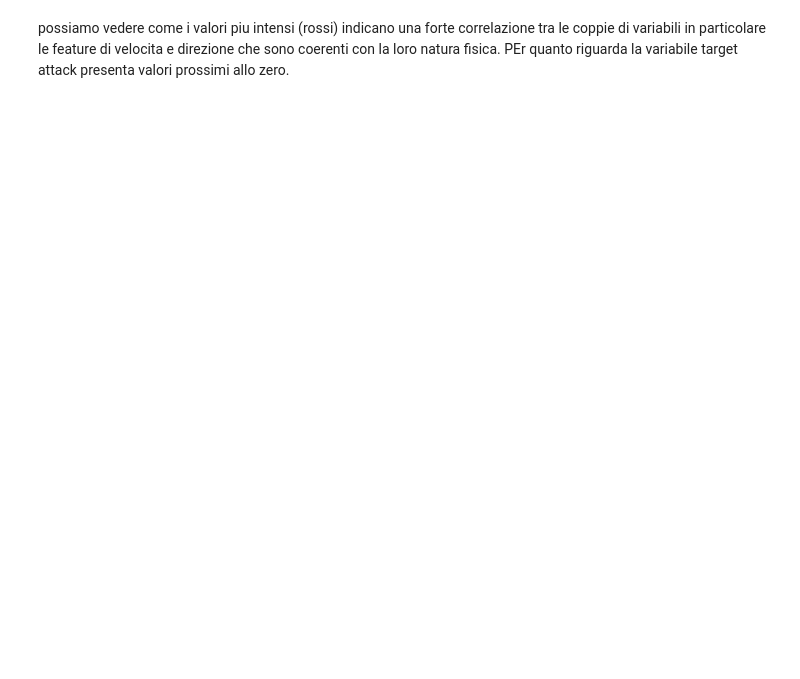
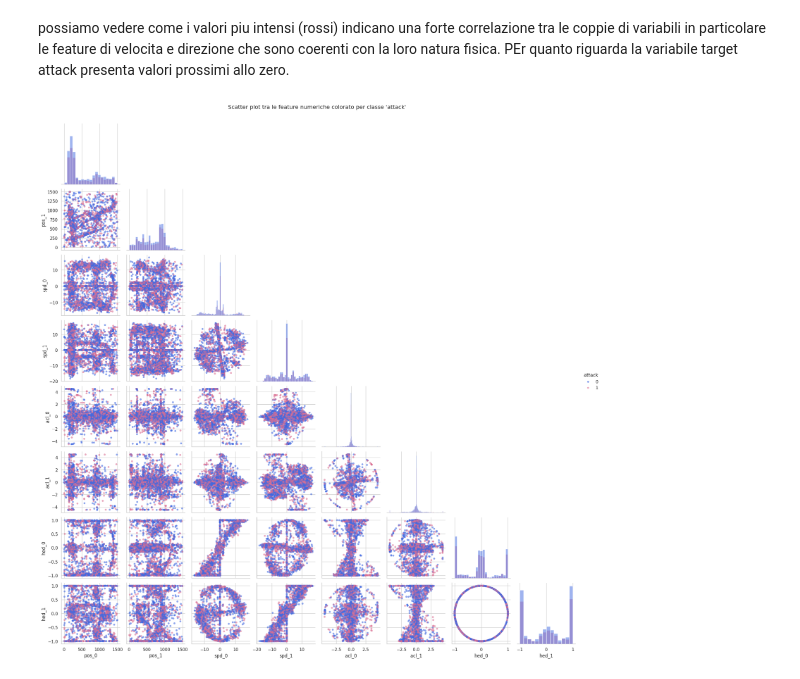
Before and after one commit to gar-nov/tirocinio, a Jupyter notebook: EDA.ipynb, the cells around one changed output. Cells and saved outputs as stored; diff of their text form; code cells hidden in the pictures; blank space fills up the shorter version.

```diff
--- a/EDA.ipynb
+++ b/EDA.ipynb
@@ -333,3 +356,30 @@ plt.show()
 # %% [markdown]
 possiamo vedere come i valori piu intensi (rossi) indicano una forte correlazione tra le coppie di variabili in particolare le feature di velocita e direzione che sono coerenti con la loro natura fisica.
 PEr quanto riguarda la variabile target attack presenta valori prossimi allo zero.
+# %%
+import seaborn as sns
+import matplotlib.pyplot as plt
+
+# Campione per evitare tempi eccessivi
+sample = data.sample(n=5000, random_state=42)
+
+# Palette con due colori distinti per le classi
+palette = {0: "royalblue", 1: "palevioletred"}
+
+# Pairplot colorato in base al target 'attack'
+sns.pairplot(
+    sample,
+    vars=[
+        "pos_0", "pos_1", "spd_0", "spd_1", "acl_0", "acl_1", "hed_0", "hed_1"
+    ],
+    diag_kind="hist",
+    corner=True,
+    hue="attack",
+    palette=palette,
+    plot_kws={'alpha': 0.6, 's': 25, 'edgecolor': 'none'}
+)
+
+plt.suptitle("Scatter plot tra le feature numeriche colorato per classe 'attack'", y=1.02)
+plt.show()
+# %% [output]
+[figure, added]
```
Also changed, not shown: parts of 11 cells of this notebook.
